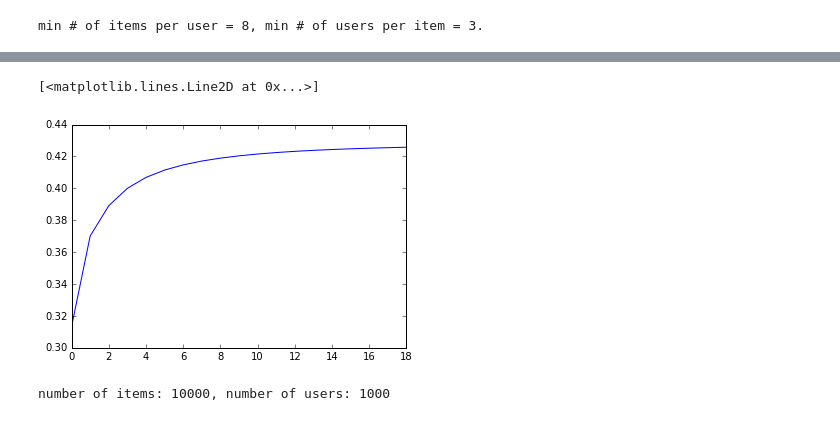
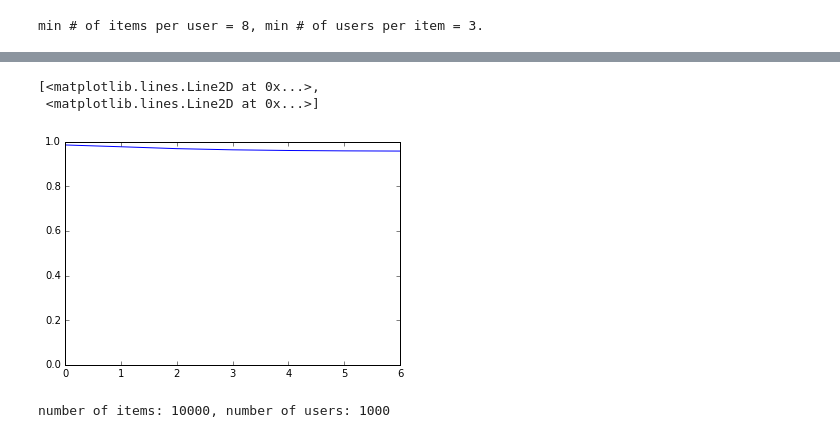
Before and after one commit to pawello3/PCML_Project_2, a Jupyter notebook: project_recommender_system/ALS_Approach/Alternating_Least_Squares_model.ipynb, the cells around one changed output, grey strips where cells are left out. Drawn from its saved outputs; the diff is of its cells as text; code cells hidden in the pictures.

Commit message:
[UPD] Fixed bugs in the code, found better parameters for ALS model, extended the notebook, best entry on Kaggle so far

```diff
--- a/project_recommender_system/ALS_Approach/Alternating_Least_Squares_model.ipynb
+++ b/project_recommender_system/ALS_Approach/Alternating_Least_Squares_model.ipynb
@@ -111,17 +142,18 @@ def compute_ALS(train_set, train_nonzero_indices, test_set, test_nonzero_indices
 
     return item_features.dot(user_features.T), train_rmse, test_rmse, it
 # %%
+# set random seed
+np.random.seed(988)
+
 # define parameters
 num_epochs = 20 # number of iterations of ALS
 num_features = 50 # number of latent features in matrix factorization
-lambda_item = 1.0 # regularization parameter for item features
-lambda_user = 1.0 # regularization parameter for user features
-
-# set random seed
-np.random.seed(988)
-
-# initialize matrices W and Z
-item_features, user_features = init_MF_random(ratings, num_features)
+lambda_item = 50 # regularization parameter for item features
+lambda_user = 50 # regularization parameter for user features
+split_ratio = 1.0 # ratio between size of training and test set
+test_mode = True
+if split_ratio == 1.0:
+    test_mode = False
 
 def nonzero_indices(matrix):
     nz_row, nz_col = matrix.nonzero()
@@ -130,6 +162,7 @@ def nonzero_indices(matrix):
 # find the non-zero ratings indices in the training set
 nonzero_indices = nonzero_indices(ratings)
 
+# convert sparse matrix representation to dense matrix representation
 ratings_dense = scipy.sparse.lil_matrix.todense(ratings)
 
 # normalize rows of ratings matrix by substracting mean (bias) rating for each movie
@@ -142,9 +175,16 @@ v = np.nanmean(np.where(ratings_dense != 0, ratings_dense, np.nan), axis = 1)
 for i, j in nonzero_indices:
     ratings_dense[i, j] -= v[i]
 
+# initialize matrices W and Z
+#item_features, user_features = initialize_matrices_random(ratings_dense, num_features)
+item_features, user_features = initialize_matrices_SVD(ratings_dense, num_features)
+
+# split data into training and test sets
 np.random.shuffle(nonzero_indices)
-train_nonzero_indices = nonzero_indices[:int(np.floor(len(nonzero_indices) * 0.9))]
-test_nonzero_indices = nonzero_indices[int(np.floor(len(nonzero_indices) * 0.9)):]
+
+split_point = int(np.floor(len(nonzero_indices) * split_ratio))
+train_nonzero_indices = nonzero_indices[:split_point]
+test_nonzero_indices = nonzero_indices[split_point:]
 
 train_set = np.zeros(ratings_dense.shape)
 test_set = np.zeros(ratings_dense.shape)
@@ -155,6 +195,7 @@ for i, j in train_nonzero_indices:
 for i, j in test_nonzero_indices:
     test_set[i, j] = ratings_dense[i, j]
 
-prediction, train_rmse, test_rmse, no_iter = compute_ALS(train_set, train_nonzero_indices, test_set, test_nonzero_indices, num_epochs, num_features, item_features, user_features)
+# compute the prediction and errors
+prediction, train_rmse, test_rmse, num_iter = compute_ALS(train_set, train_nonzero_indices, test_set, test_nonzero_indices, num_epochs, num_features, item_features, user_features, test_mode)
 # %% [output]
 Epoch: 0
@@ -182,8 +218,9 @@ plt.plot(train_rmse[:no_iter])
-# %%
-plt.plot(test_rmse[:no_iter])
-# %% [output]
-[<matplotlib.lines.Line2D at 0x...>]
-[figure, removed]
+# %%
+plt.plot(range(num_iter), train_rmse[:num_iter], range(num_iter), test_rmse[:num_iter])
+# %% [output]
+[<matplotlib.lines.Line2D at 0x...>,
+ <matplotlib.lines.Line2D at 0x...>]
+[figure, added]
 # %%
 def create_csv_submission(prediction, submission_file_path = "submission.csv"):
     """
```
Also changed, not shown: parts of 8 cells of this notebook, 2 other files.
